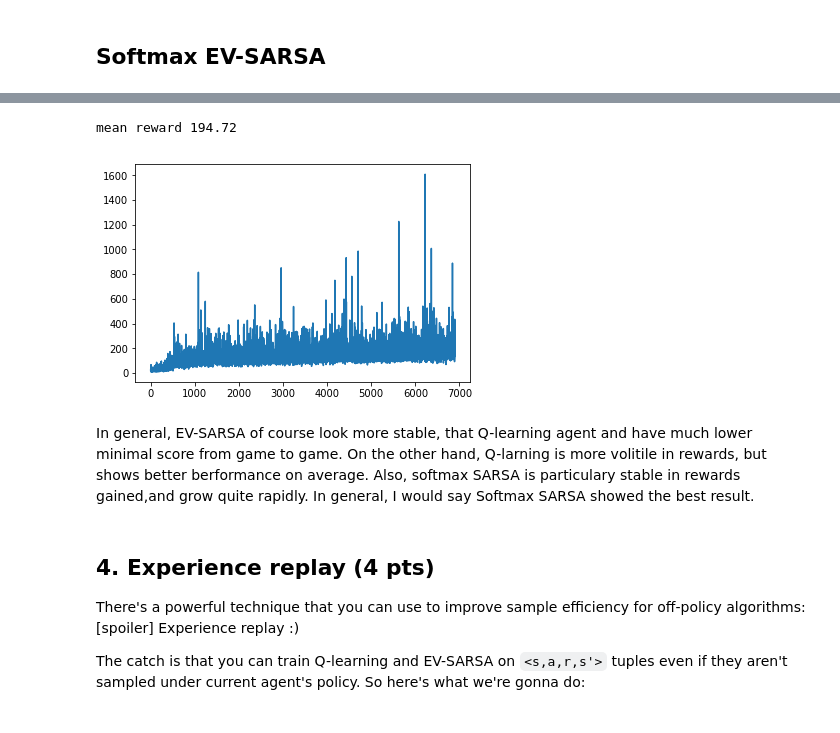
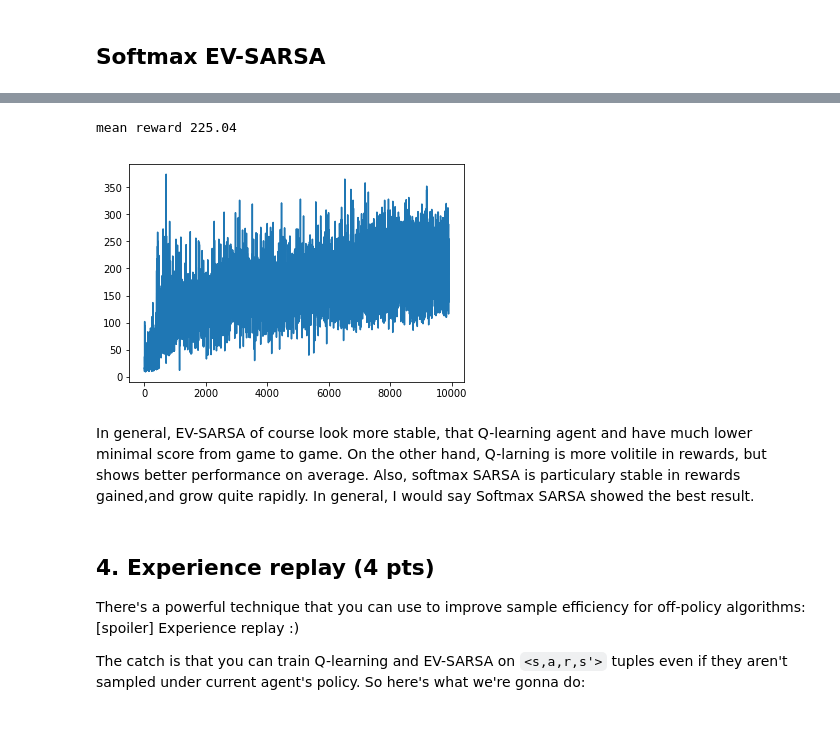
Before and after one commit to shir994/Practical_RL, a Jupyter notebook: week3_model_free/homework/homework.ipynb, the cells around one changed output, grey strips where cells are left out. Drawn from its saved outputs; the diff is of its cells as text; code cells hidden in the pictures.

```diff
--- a/week3_model_free/homework/homework.ipynb
+++ b/week3_model_free/homework/homework.ipynb
@@ -163,7 +163,7 @@ mean reward 7.5
 ## SOFTMAX EV-SARSA
 # %%
 from expected_value_sarsa import EVSarsaAgent
-agent = EVSarsaAgent(alpha=0.5,epsilon=0.25,discount=0.99,
+agent = EVSarsaAgent(alpha=0.5,epsilon=2,discount=0.99,
                        getLegalActions = lambda s: range(n_actions), softmax=True)
 
 rewards = []
@@ -279,7 +274,7 @@ agent = QLearningAgent(alpha=0.5, epsilon=0.25, discount=0.99,
 # %%
 rewards = []
 epsilon_reduction = 0.99
-for i in range(7000):
+for i in range(10000):
     rewards.append(play_and_train(env,agent))
     if i % 100 == 0:
         agent.epsilon *= epsilon_reduction
@@ -304,7 +299,7 @@ agent = EVSarsaAgent(alpha=0.5,epsilon=0.25,discount=0.99,
 # %%
 rewards = []
 epsilon_reduction = 0.99
-for i in range(7000):
+for i in range(10000):
     rewards.append(play_and_train(env,agent))
     if i %100 ==0:
         agent.epsilon *= epsilon_reduction
@@ -327,19 +322,19 @@ agent = EVSarsaAgent(alpha=0.5,epsilon=3,discount=0.99,
 # %%
 rewards = []
 epsilon_reduction = 0.99
-for i in range(7000):
+for i in range(10000):
     rewards.append(play_and_train(env,agent))
     if i %100 ==0:
         agent.epsilon *= epsilon_reduction
         clear_output(True)
         print ("mean reward",np.mean(rewards[-100:]))
         plt.plot(rewards)
         plt.show()
 # %% [output]
-mean reward 194.72
+mean reward 225.04
-[figure, old version]
+[figure, new version]
 # %% [markdown]
-In general, EV-SARSA of course look more stable, that Q-learning agent and have much lower minimal score from game to game. On the other hand, Q-larning is more volitile in rewards, but shows better berformance on average. Also, softmax SARSA is particulary stable in rewards gained,and grow quite rapidly. In general, I would say Softmax SARSA showed the best result.
+In general, EV-SARSA of course look more stable, that Q-learning agent and have much lower minimal score from game to game. On the other hand, Q-larning is more volitile in rewards, but shows better performance on average. Also, softmax SARSA is particulary stable in rewards gained,and grow quite rapidly. In general, I would say Softmax SARSA showed the best result.
 # %% [markdown]
 ## 4. Experience replay (4 pts)
 
```
Also changed, not shown: parts of 23 cells of this notebook.
